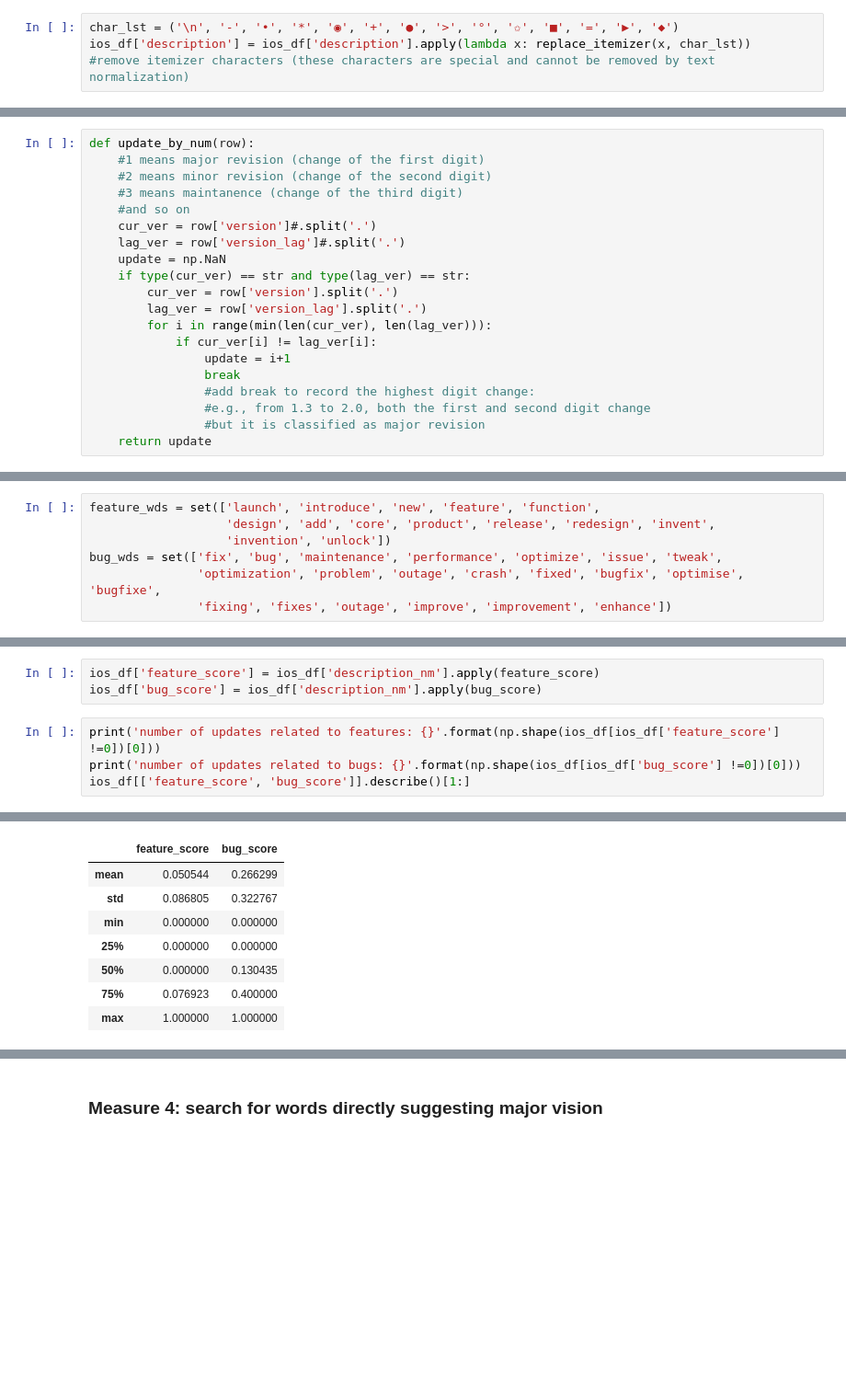
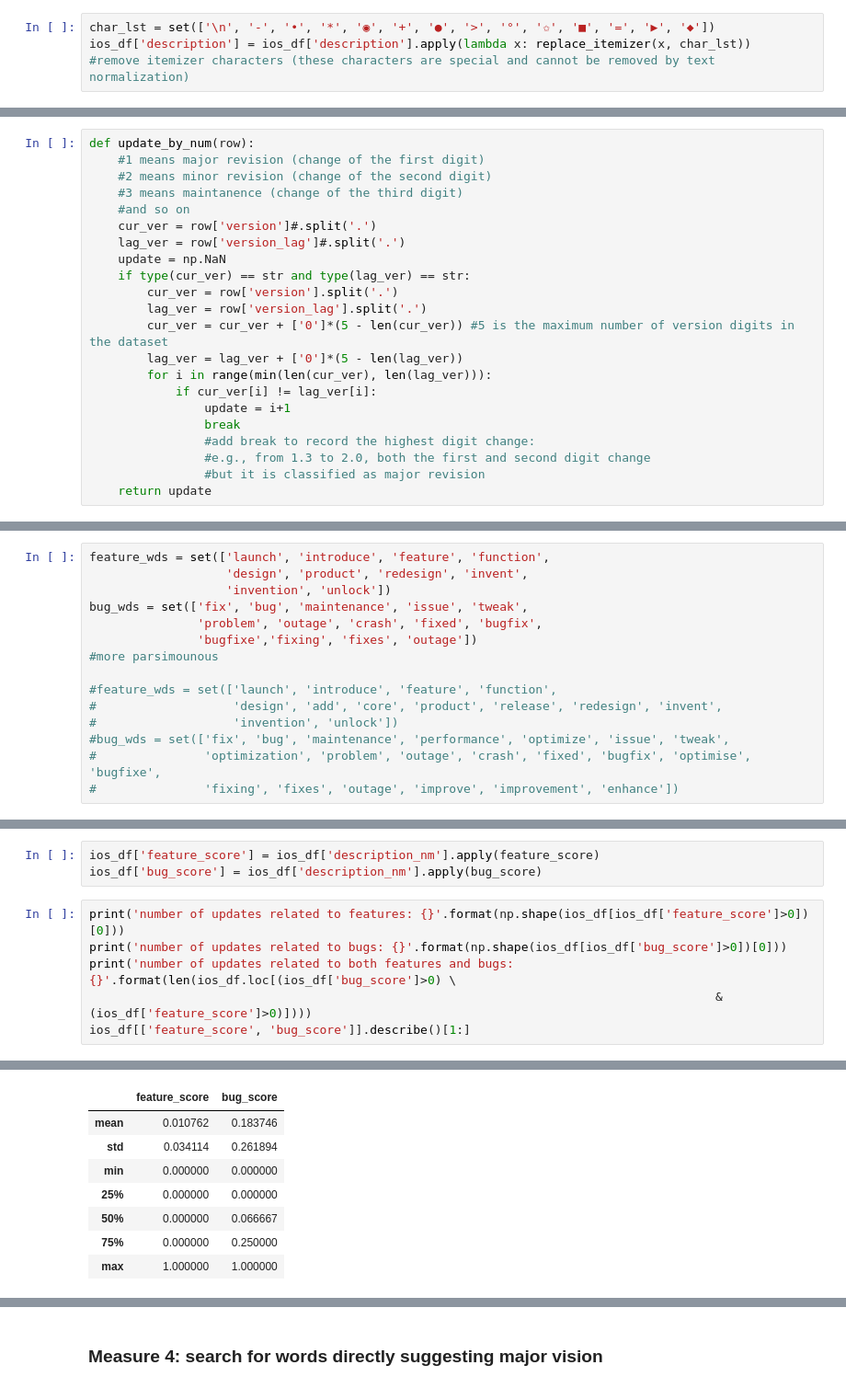
Before and after one commit to YileC928/app-data-privacy-proj, a Jupyter notebook: ios_app_update.ipynb, the cells around one changed output, grey strips where cells are left out. Shown: that part at 92% size. Saved outputs shown, nothing was run; the diff lists cells and outputs as text; blank space fills up the shorter version.

```diff
--- a/ios_app_update.ipynb
+++ b/ios_app_update.ipynb
@@ -164,7 +167,7 @@ def replace_itemizer(target, char_lst):
       target = target.replace(char, '')
   return target
 # %%
-char_lst = ('\n', '-', '•', '*', '◉', '+', '●', '>', '°', '✩', '■', '=', '▶', '◆')
+char_lst = set(['\n', '-', '•', '*', '◉', '+', '●', '>', '°', '✩', '■', '=', '▶', '◆'])
 ios_df['description'] = ios_df['description'].apply(lambda x: replace_itemizer(x, char_lst))
 #remove itemizer characters (these characters are special and cannot be removed by text normalization)
 # %%
@@ -278,6 +281,8 @@ def update_by_num(row):
     if type(cur_ver) == str and type(lag_ver) == str:
         cur_ver = row['version'].split('.')
         lag_ver = row['version_lag'].split('.')
+        cur_ver = cur_ver + ['0']*(5 - len(cur_ver)) #5 is the maximum number of version digits in the dataset
+        lag_ver = lag_ver + ['0']*(5 - len(lag_ver))
         for i in range(min(len(cur_ver), len(lag_ver))):
             if cur_ver[i] != lag_ver[i]:
                 update = i+1
@@ -401,12 +406,20 @@ Name: para, dtype: float64
 ### Measure 3: revision content - feature update vs. bug fix
 Revisions related to core features of the app tend to be major updates whereas revions that only involves bug fixes may be minor revisions or maintanences.
 # %%
-feature_wds = set(['launch', 'introduce', 'new', 'feature', 'function',
-                   'design', 'add', 'core', 'product', 'release', 'redesign', 'invent',
+feature_wds = set(['launch', 'introduce', 'feature', 'function',
+                   'design', 'product', 'redesign', 'invent',
                    'invention', 'unlock'])
-bug_wds = set(['fix', 'bug', 'maintenance', 'performance', 'optimize', 'issue', 'tweak',
-               'optimization', 'problem', 'outage', 'crash', 'fixed', 'bugfix', 'optimise', 'bugfixe',
-               'fixing', 'fixes', 'outage', 'improve', 'improvement', 'enhance'])
+bug_wds = set(['fix', 'bug', 'maintenance', 'issue', 'tweak',
+               'problem', 'outage', 'crash', 'fixed', 'bugfix',
+               'bugfixe','fixing', 'fixes', 'outage'])
+#more parsimounous
+
+#feature_wds = set(['launch', 'introduce', 'feature', 'function',
+#                   'design', 'add', 'core', 'product', 'release', 'redesign', 'invent',
+#                   'invention', 'unlock'])
+#bug_wds = set(['fix', 'bug', 'maintenance', 'performance', 'optimize', 'issue', 'tweak',
+#               'optimization', 'problem', 'outage', 'crash', 'fixed', 'bugfix', 'optimise', 'bugfixe',
+#               'fixing', 'fixes', 'outage', 'improve', 'improvement', 'enhance'])
 # %%
 def feature_score(word_list):
     total = len(word_list)
@@ -427,7 +440,9 @@ def bug_score(word_list):
 ios_df['feature_score'] = ios_df['description_nm'].apply(feature_score)
 ios_df['bug_score'] = ios_df['description_nm'].apply(bug_score)
 # %%
-print('number of updates related to features: {}'.format(np.shape(ios_df[ios_df['feature_score'] !=0])[0]))
-print('number of updates related to bugs: {}'.format(np.shape(ios_df[ios_df['bug_score'] !=0])[0]))
+print('number of updates related to features: {}'.format(np.shape(ios_df[ios_df['feature_score']>0])[0]))
+print('number of updates related to bugs: {}'.format(np.shape(ios_df[ios_df['bug_score']>0])[0]))
+print('number of updates related to both features and bugs: {}'.format(len(ios_df.loc[(ios_df['bug_score']>0) \
+                                                                                       & (ios_df['feature_score']>0)])))
 ios_df[['feature_score', 'bug_score']].describe()[1:]
 # %% [output]
@@ -436,8 +452,8 @@ number of updates related to bugs: 840539
 |  | feature_score | bug_score |
-| mean | 0.050544 | 0.266299 |
-| std | 0.086805 | 0.322767 |
+| mean | 0.010762 | 0.183746 |
+| std | 0.034114 | 0.261894 |
 | min | 0.000000 | 0.000000 |
 | 25% | 0.000000 | 0.000000 |
-| 50% | 0.000000 | 0.130435 |
-| 75% | 0.076923 | 0.400000 |
+| 50% | 0.000000 | 0.066667 |
+| 75% | 0.000000 | 0.250000 |
 | max | 1.000000 | 1.000000 |
```
Also changed, not shown: parts of 27 cells of this notebook.
